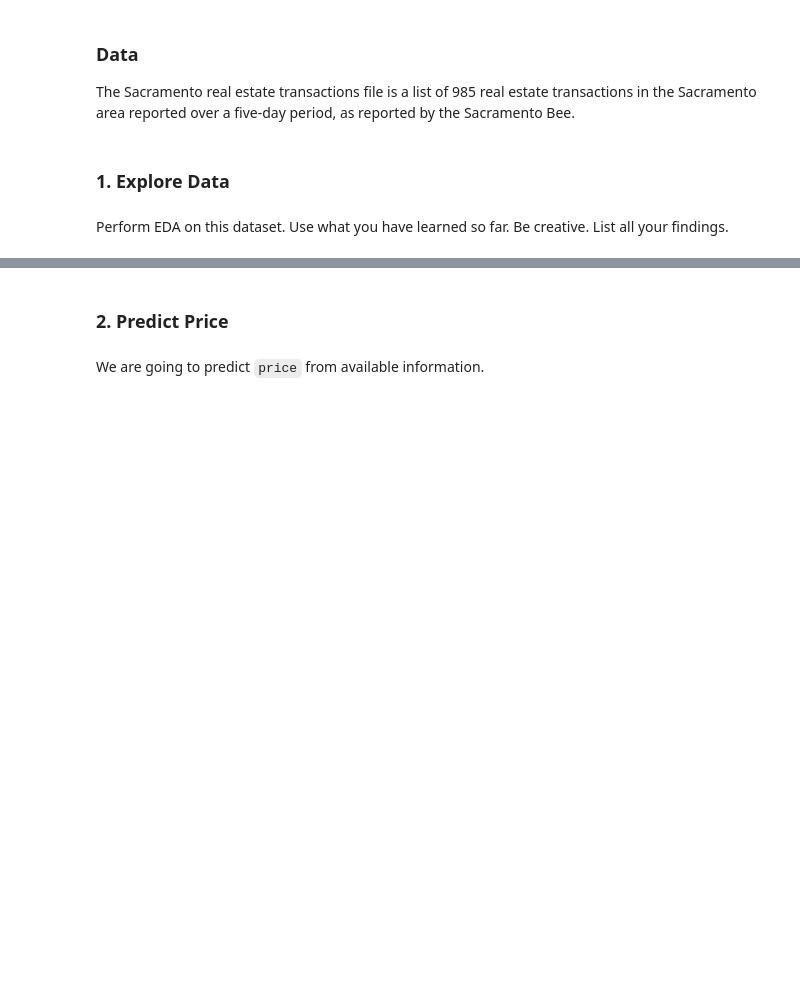
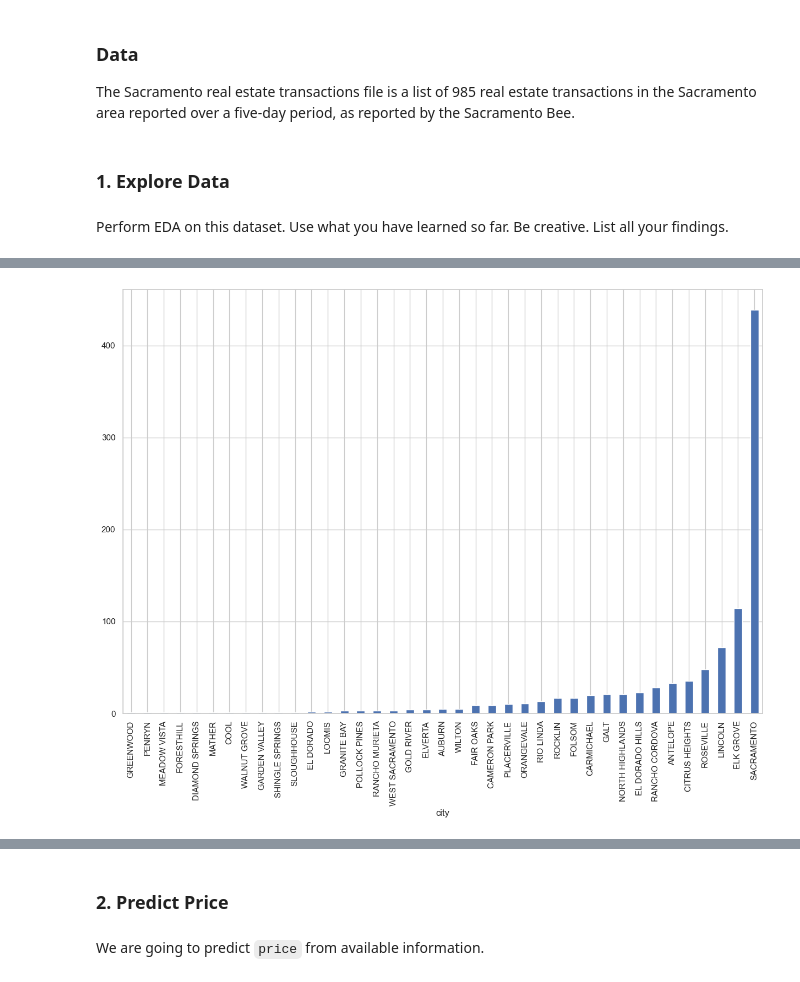
Before and after one commit to tien1807/IOD, a Jupyter notebook: Module 4/Lab 4/IOD_Lab 4.1.1.ipynb, the cells around one changed output, grey strips where cells are left out. Drawn from its saved outputs; the diff is of its cells as text; code cells hidden in the pictures; blank space fills up the shorter version.

```diff
--- a/Module 4/Lab 4/IOD_Lab 4.1.1.ipynb
+++ b/Module 4/Lab 4/IOD_Lab 4.1.1.ipynb
@@ -26,0 +107,5 @@ df=pd.read_csv(house_csv)
+# %%
+# city
+df['city'].value_counts().sort_values().plot(kind='bar', figsize=(15,10));
+# %% [output]
+[figure, added]
```
Also changed, not shown: parts of 50 cells of this notebook, 6 other files.
